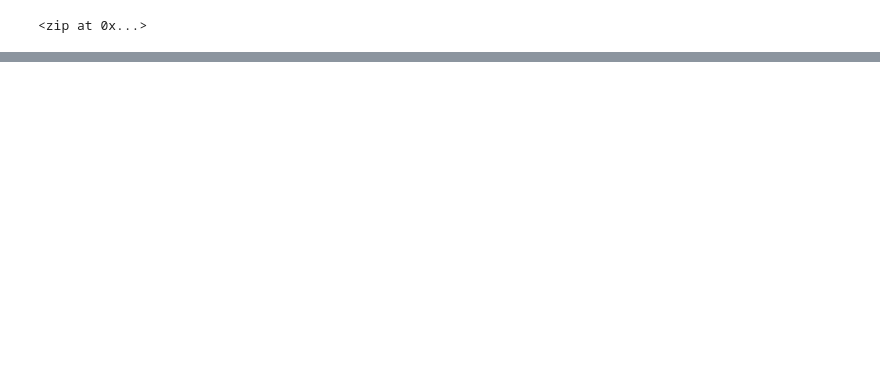
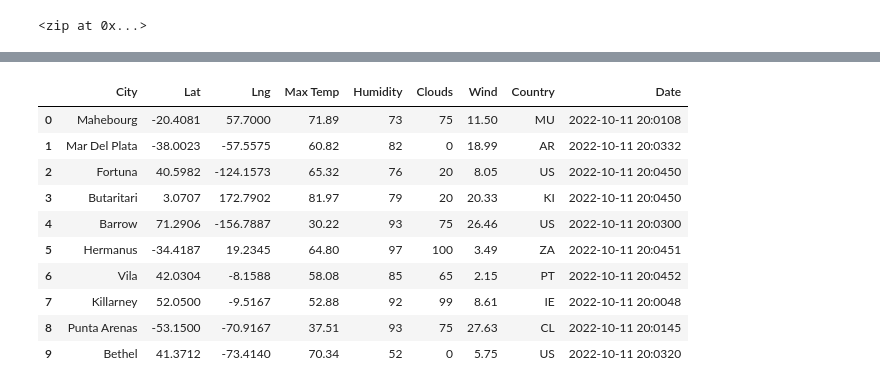
Before and after one commit to larabjork/world-weather-analysis, a Jupyter notebook: WeatherPy.ipynb, the cells around one changed output, grey strips where cells are left out. Drawn from its saved outputs; the diff is of its cells as text; code cells hidden in the pictures; blank space fills up the shorter version.

```diff
--- a/WeatherPy.ipynb
+++ b/WeatherPy.ipynb
@@ -159,0 +160,16 @@ len(city_data)
+# %%
+# Convert the array of dictionaries to a Pd DF
+city_data_df = pd.DataFrame(city_data)
+city_data_df.head(10)
+# %% [output]
+|  | City | Lat | Lng | Max Temp | Humidity | Clouds | Wind | Country | Date |
+| 0 | Mahebourg | -20.4081 | 57.7000 | 71.89 | 73 | 75 | 11.50 | MU | 2022-10-11 20:0108 |
+| 1 | Mar Del Plata | -38.0023 | -57.5575 | 60.82 | 82 | 0 | 18.99 | AR | 2022-10-11 20:0332 |
+| 2 | Fortuna | 40.5982 | -124.1573 | 65.32 | 76 | 20 | 8.05 | US | 2022-10-11 20:0450 |
+| 3 | Butaritari | 3.0707 | 172.7902 | 81.97 | 79 | 20 | 20.33 | KI | 2022-10-11 20:0450 |
+| 4 | Barrow | 71.2906 | -156.7887 | 30.22 | 93 | 75 | 26.46 | US | 2022-10-11 20:0300 |
+| 5 | Hermanus | -34.4187 | 19.2345 | 64.80 | 97 | 100 | 3.49 | ZA | 2022-10-11 20:0451 |
+| 6 | Vila | 42.0304 | -8.1588 | 58.08 | 85 | 65 | 2.15 | PT | 2022-10-11 20:0452 |
+| 7 | Killarney | 52.0500 | -9.5167 | 52.88 | 92 | 99 | 8.61 | IE | 2022-10-11 20:0048 |
+| 8 | Punta Arenas | -53.1500 | -70.9167 | 37.51 | 93 | 75 | 27.63 | CL | 2022-10-11 20:0145 |
+| 9 | Bethel | 41.3712 | -73.4140 | 70.34 | 52 | 0 | 5.75 | US | 2022-10-11 20:0320 |
```
Also changed, not shown: parts of 7 cells of this notebook, 2 other files.
